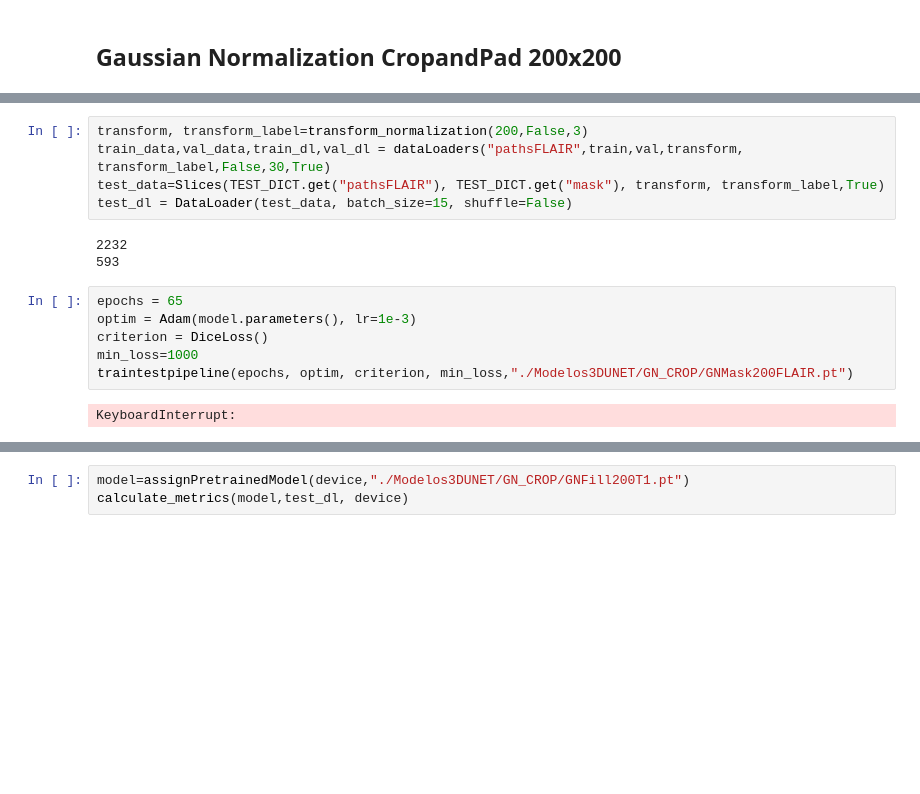
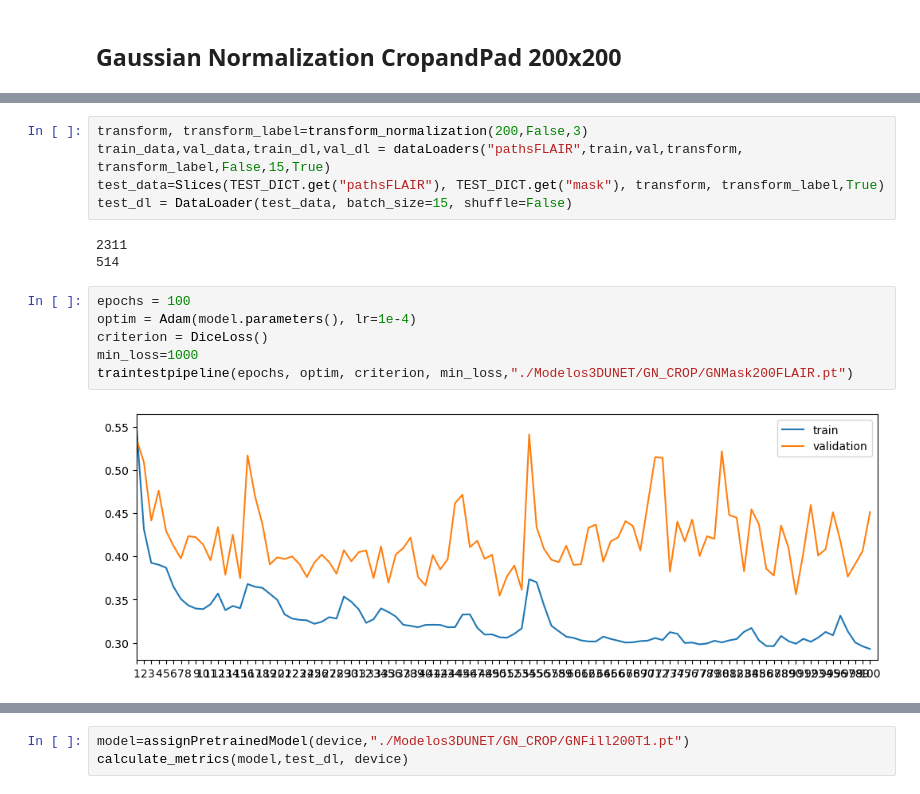
Before and after one commit to AinaT9/White-Matter-Hyperintensity-Segmentation, a Jupyter notebook: EntrenamientoUnet.ipynb, the cells around one changed output, grey strips where cells are left out. Drawn from its saved outputs; the diff is of its cells as text; blank space fills up the shorter version.

```diff
--- a/EntrenamientoUnet.ipynb
+++ b/EntrenamientoUnet.ipynb
@@ -1423,19 +1457,19 @@ calculate_metrics(model,test_dl, device)
 # %%
 transform, transform_label=transform_normalization(200,False,3)
-train_data,val_data,train_dl,val_dl = dataLoaders("pathsFLAIR",train,val,transform, transform_label,False,30,True)
+train_data,val_data,train_dl,val_dl = dataLoaders("pathsFLAIR",train,val,transform, transform_label,False,15,True)
 test_data=Slices(TEST_DICT.get("pathsFLAIR"), TEST_DICT.get("mask"), transform, transform_label,True)
 test_dl = DataLoader(test_data, batch_size=15, shuffle=False)
 # %% [output]
-2232
-593
+2311
+514
 # %%
-epochs = 65
-optim = Adam(model.parameters(), lr=1e-3)
+epochs = 100
+optim = Adam(model.parameters(), lr=1e-4)
 criterion = DiceLoss()
 min_loss=1000
 traintestpipeline(epochs, optim, criterion, min_loss,"./Modelos3DUNET/GN_CROP/GNMask200FLAIR.pt")
 # %% [output]
-KeyboardInterrupt:
+[figure, added]
 # %%
 model=assignPretrainedModel(device,"./Modelos3DUNET/GN_CROP/GNMask200FLAIR.pt")
 calculate_metrics(model,test_dl, device)
```
Also changed, not shown: parts of 25 cells of this notebook.
